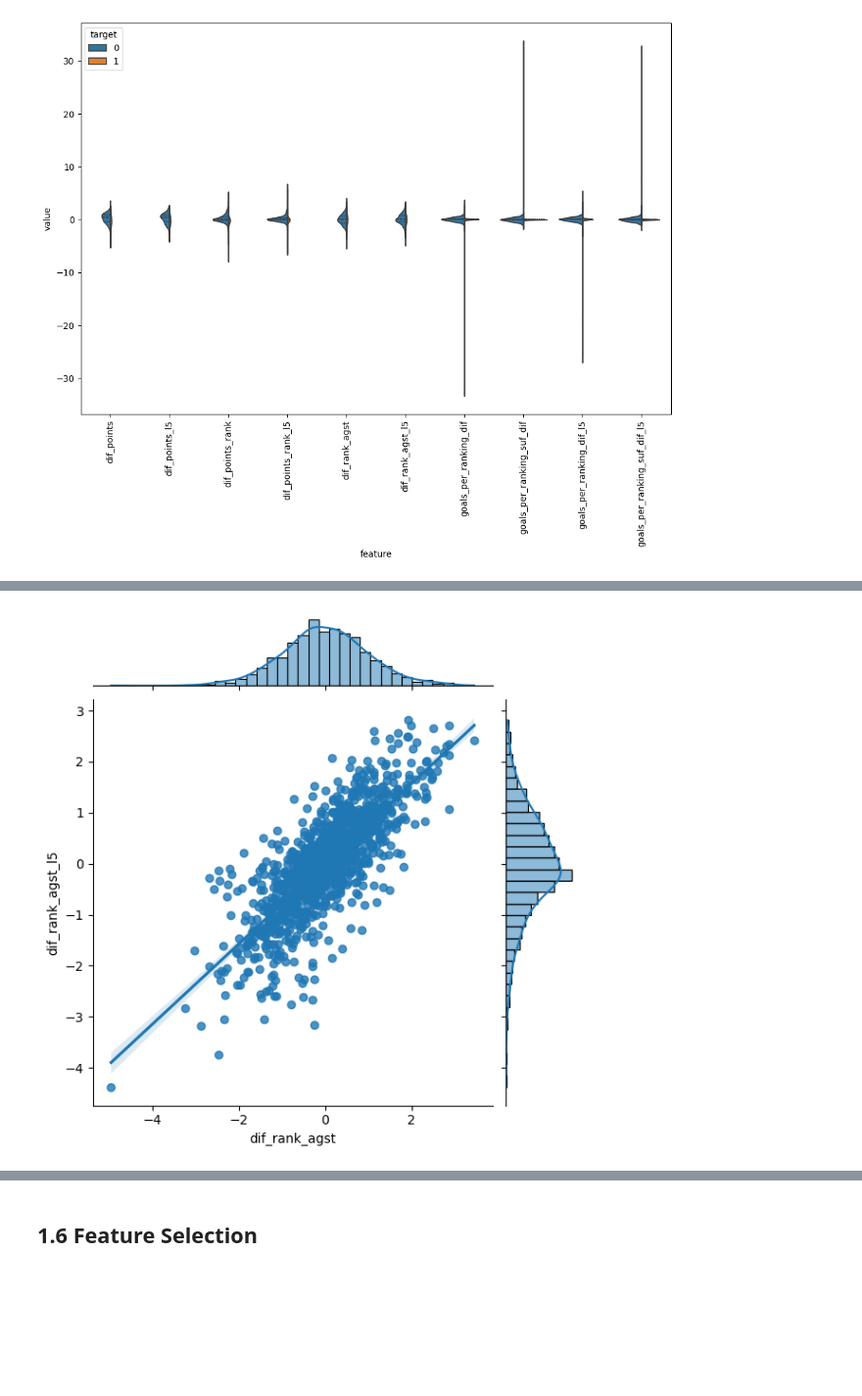
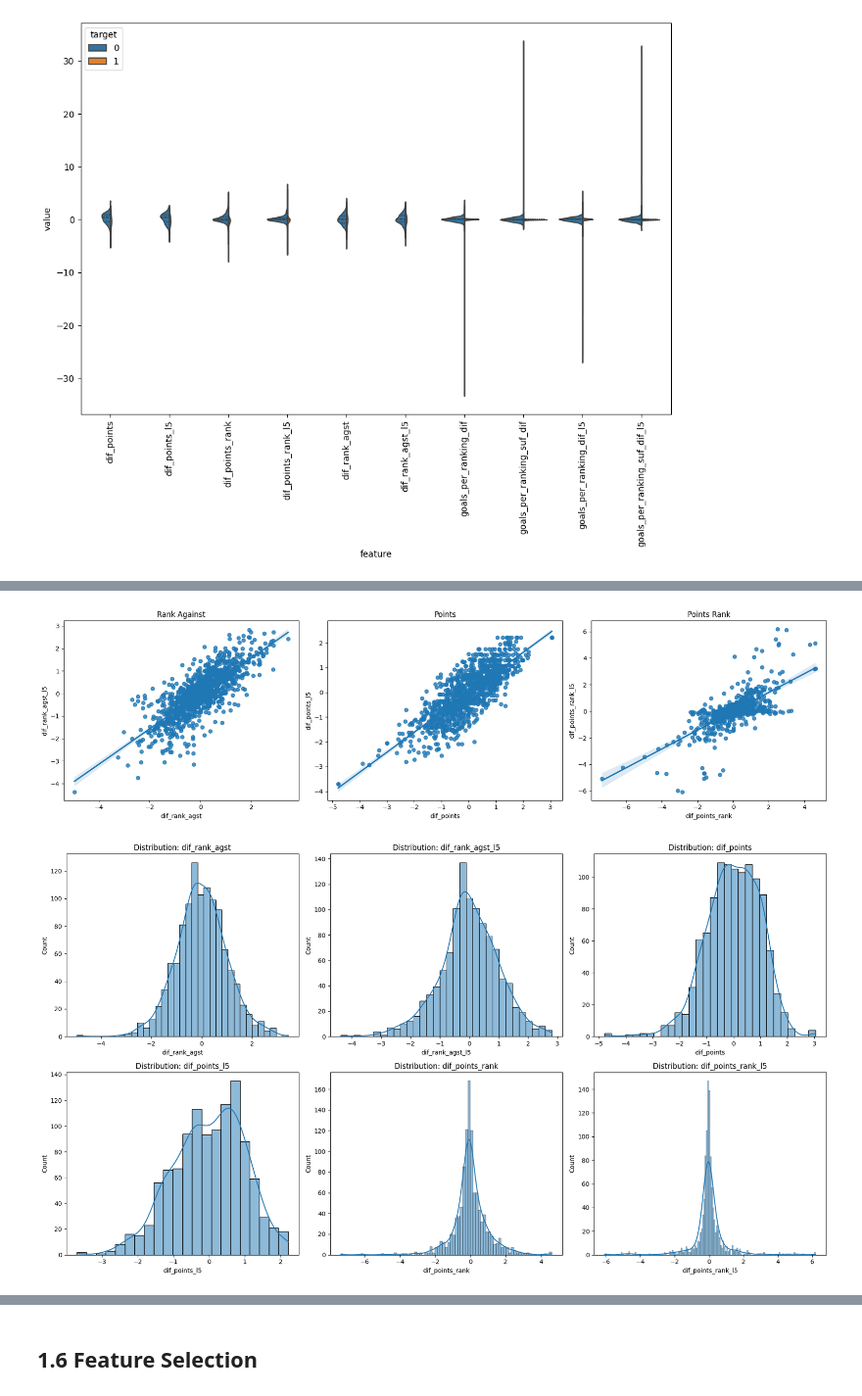
Before and after one commit to aimeele97/2026worldcup_match_outcome_prediction, a Jupyter notebook: fifa_prediction.ipynb, the cells around one changed output, grey strips where cells are left out. Shown at 98% size. Drawn from its saved outputs; the diff is of its cells as text; code cells hidden in the pictures; blank space fills up the shorter version.

```diff
--- a/fifa_prediction.ipynb
+++ b/fifa_prediction.ipynb
@@ -596,5 +590,31 @@ plt.show()
+# %%
+fig, axes = plt.subplots(1, 3, figsize=(18, 5))
+
+sns.regplot(data=scaled_df,x="dif_rank_agst",y="dif_rank_agst_l5",ax=axes[0])
+axes[0].set_title("Rank Against")
+
+sns.regplot(data=scaled_df,x="dif_points",y="dif_points_l5",ax=axes[1])
+axes[1].set_title("Points")
+
+sns.regplot(data=scaled_df,x="dif_points_rank",y="dif_points_rank_l5",ax=axes[2],)
+axes[2].set_title("Points Rank")
+
+plt.tight_layout()
+plt.show()
+# %% [output]
+[figure, added]
 # %%
-sns.jointplot(data = scaled_df, x = 'dif_rank_agst', y = 'dif_rank_agst_l5', kind="reg")
+target_cols = ["dif_rank_agst","dif_rank_agst_l5","dif_points","dif_points_l5","dif_points_rank","dif_points_rank_l5",]
+
+fig, axes = plt.subplots(2, 3, figsize=(18, 10))
+
+axes = axes.flatten()
+
+for i, col in enumerate(target_cols):
+    sns.histplot(data=scaled_df,x=col,kde=True,  ax=axes[i])
+    axes[i].set_title(f"Distribution: {col}")
+
+plt.tight_layout()
 plt.show()
 # %% [output]
-[figure, old version]
+[figure, new version]
```
Also changed, not shown: parts of 14 cells of this notebook.
